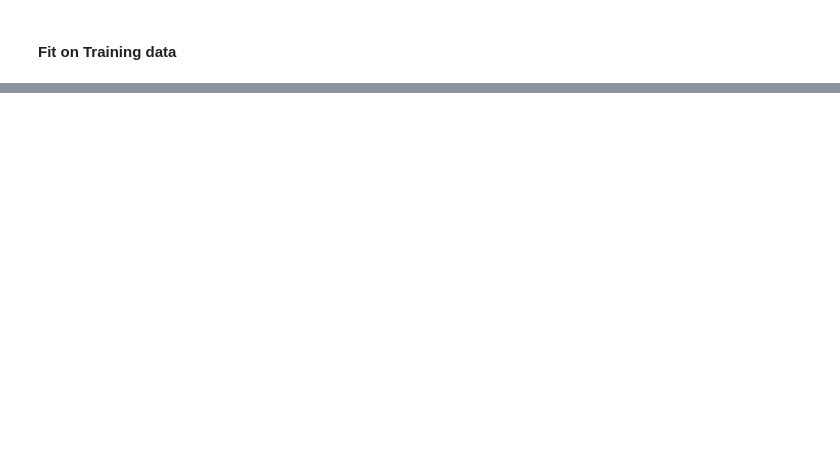
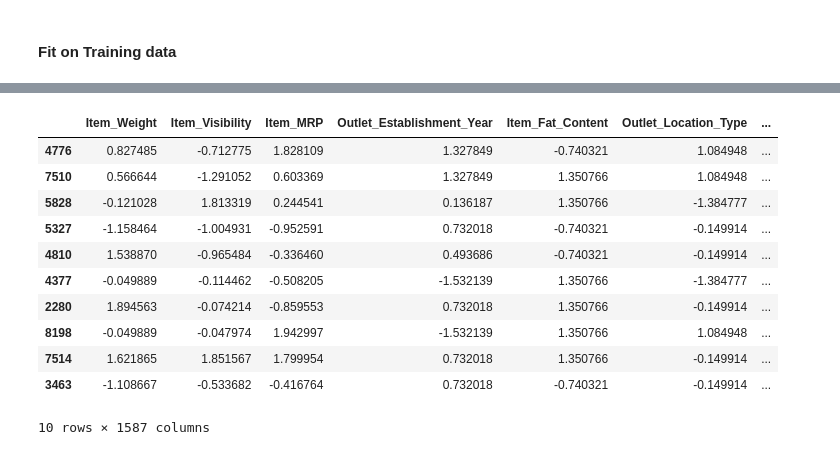
Before and after one commit to ericakitano/Prediction-of-Product-Sales, a Jupyter notebook: Prediction_of_Product_Sales.ipynb, the cells around one changed output, grey strips where cells are left out. Drawn from its saved outputs; the diff is of its cells as text; code cells hidden in the pictures; blank space fills up the shorter version.

```diff
--- a/Prediction_of_Product_Sales.ipynb
+++ b/Prediction_of_Product_Sales.ipynb
@@ -966,0 +880,13 @@ Pipeline(steps=[('simpleimputer', SimpleImputer(strategy='most_frequent')),
+# %%
+# Use Transformers to impute missing values and to scale the numerical values
+median_imputer = SimpleImputer(strategy='median')
+scaler = StandardScaler()
+
+# Create a Pipeline
+num_pipeline = make_pipeline(median_imputer, scaler)
+
+# Column Selector
+num_selector = make_column_selector(dtype_include='number')
+
+# Tuple
+numeric_tuple = (num_pipeline, num_selector)
@@ -967,12 +918,18 @@ Pipeline(steps=[('simpleimputer', SimpleImputer(strategy='most_frequent')),
+# %%
+# Use transformers to impute missing values and to perform one-hot-encoding on the nominal columns
+missing_imputer =SimpleImputer(strategy ='constant', fill_value = 'Unknown')
+ohe = OneHotEncoder(sparse=False, handle_unknown = 'ignore')
+# Create a pipeline
+nom_pipeline = make_pipeline(missing_imputer, ohe)
+# Column Selector
+nominal_cols = ['Item_Type', 'Outlet_Identifier', 'Outlet_Type','Item_Identifier']
+# Tuple
+nominal_tuple = (nom_pipeline, nominal_cols)
 # %% [markdown]
 ##### Create a Column Transformer using pipelines
 # %%
 ##Instantiate a Column Transformer
-# Tuples for Column Transformer
-number_tuple = (numeric_pipe, num_selector)
-category_tuple = (categorical_pipe, cat_selector)
-# ColumnTransformer
-preprocessor = make_column_transformer(number_tuple, category_tuple, remainder='passthrough')
+preprocessor = make_column_transformer(numeric_tuple, ordinal_tuple, nominal_tuple, remainder='passthrough', verbose_feature_names_out= False)
 preprocessor
 # %% [output]
 ColumnTransformer(remainder='passthrough',
@@ -1032 +995,25 @@ array([[ 0.82748547, -0.71277507,  1.82810922, ...,  0.        ,
          0.        ,  0.        ]])
+# %%
+# Create dataframes from the processed arrays
+# First get column names
+cols = preprocessor.get_feature_names_out()
+
+# Then transform numpy arrays to dataframes
+X_train_processed_df = pd.DataFrame(X_train_processed, columns = cols, index=X_train.index)
+X_test_processed_df = pd.DataFrame(X_test_processed, columns = cols, index=X_test.index)
+# %%
+# Display the first 10 rows of X_train_processed_df
+X_train_processed_df.head(10)
+# %% [output]
+|  | Item_Weight | Item_Visibility | Item_MRP | Outlet_Establishment_Year | Item_Fat_Content | Outlet_Location_Type | ... |
+| 4776 | 0.827485 | -0.712775 | 1.828109 | 1.327849 | -0.740321 | 1.084948 | ... |
+| 7510 | 0.566644 | -1.291052 | 0.603369 | 1.327849 | 1.350766 | 1.084948 | ... |
+| 5828 | -0.121028 | 1.813319 | 0.244541 | 0.136187 | 1.350766 | -1.384777 | ... |
+| 5327 | -1.158464 | -1.004931 | -0.952591 | 0.732018 | -0.740321 | -0.149914 | ... |
+| 4810 | 1.538870 | -0.965484 | -0.336460 | 0.493686 | -0.740321 | -0.149914 | ... |
+| 4377 | -0.049889 | -0.114462 | -0.508205 | -1.532139 | 1.350766 | -1.384777 | ... |
+| 2280 | 1.894563 | -0.074214 | -0.859553 | 0.732018 | 1.350766 | -0.149914 | ... |
+| 8198 | -0.049889 | -0.047974 | 1.942997 | -1.532139 | 1.350766 | 1.084948 | ... |
+| 7514 | 1.621865 | 1.851567 | 1.799954 | 0.732018 | 1.350766 | -0.149914 | ... |
+| 3463 | -1.108667 | -0.533682 | -0.416764 | 0.732018 | -0.740321 | -0.149914 | ... |
+10 rows × 1587 columns
```
Also changed, not shown: parts of 29 cells of this notebook.
